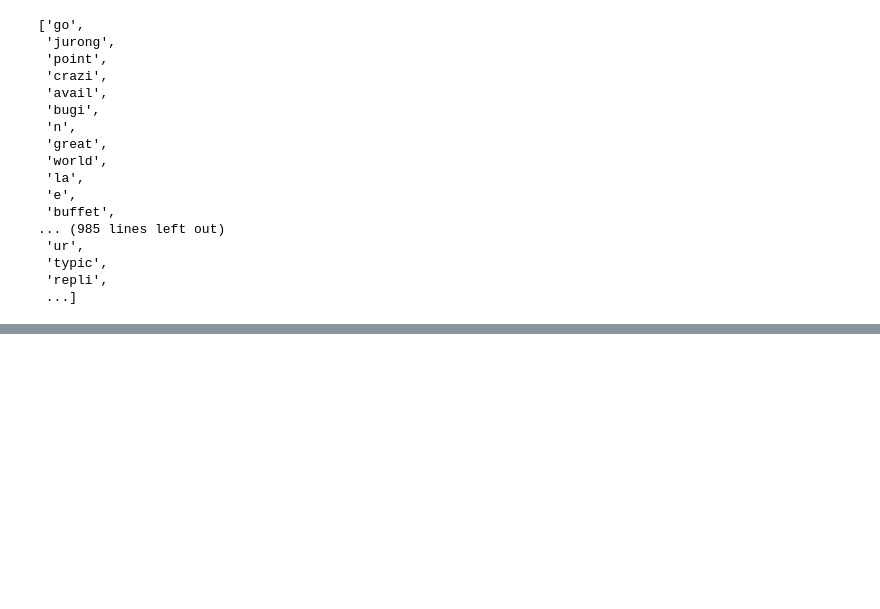
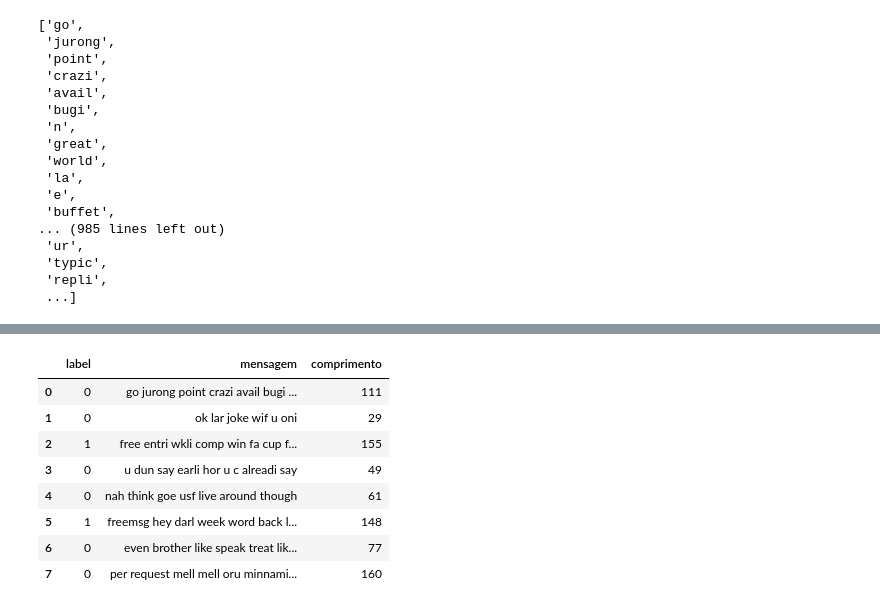
Before and after one commit to KARINAgoncalvesSOARES/ML_classificacao_de_spam, a Jupyter notebook: classificacao_de_spam.ipynb, the cells around one changed output, grey strips where cells are left out. Cells and saved outputs as stored; diff of their text form; code cells hidden in the pictures; blank space fills up the shorter version.

Commit message:
função para classificação binária

```diff
--- a/classificacao_de_spam.ipynb
+++ b/classificacao_de_spam.ipynb
@@ -464,0 +510,8 @@ plt.show()
+# %%
+# Criamos uma função, para trocar Dados CATEGÓRICOS a Dados NUMÉRICOS
+
+def encodeCategory(cat):
+  if cat == 'spam':
+    return 1
+  else:
+    return 0
@@ -464,0 +525,4 @@ plt.show()
+# %%
+# Trocando minhas labels para Dados numéricos
+
+df['label'] = df['label'].apply(encodeCategory)
@@ -464,0 +537,15 @@ plt.show()
+# %%
+# Verificamos nosso DataFrame para observar as mudanças
+# spam --> 1   and  ham --> 0 (não é spam ou "não é malicioso")
+
+df.head(8)
+# %% [output]
+|  | label | mensagem | comprimento |
+| 0 | 0 | go jurong point crazi avail bugi ... | 111 |
+| 1 | 0 | ok lar joke wif u oni | 29 |
+| 2 | 1 | free entri wkli comp win fa cup f... | 155 |
+| 3 | 0 | u dun say earli hor u c alreadi say | 49 |
+| 4 | 0 | nah think goe usf live around though | 61 |
+| 5 | 1 | freemsg hey darl week word back l... | 148 |
+| 6 | 0 | even brother like speak treat lik... | 77 |
+| 7 | 0 | per request mell mell oru minnami... | 160 |
```
Also changed, not shown: parts of 12 cells of this notebook.
